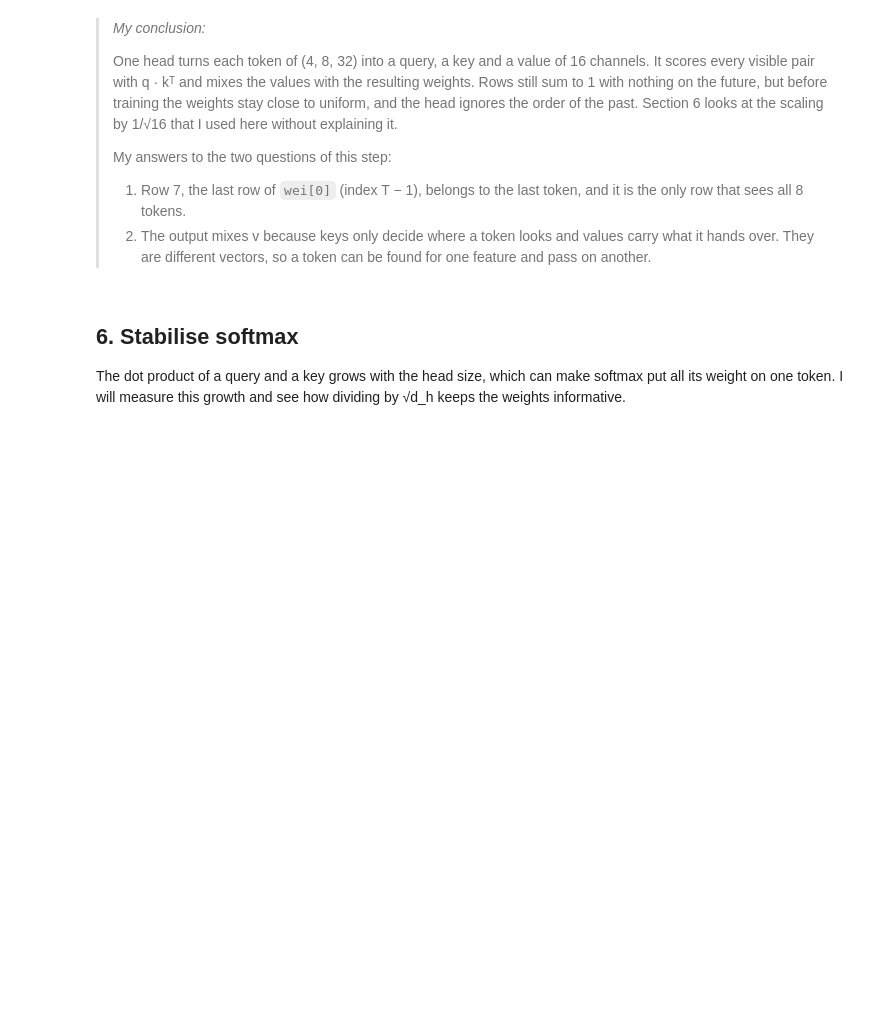
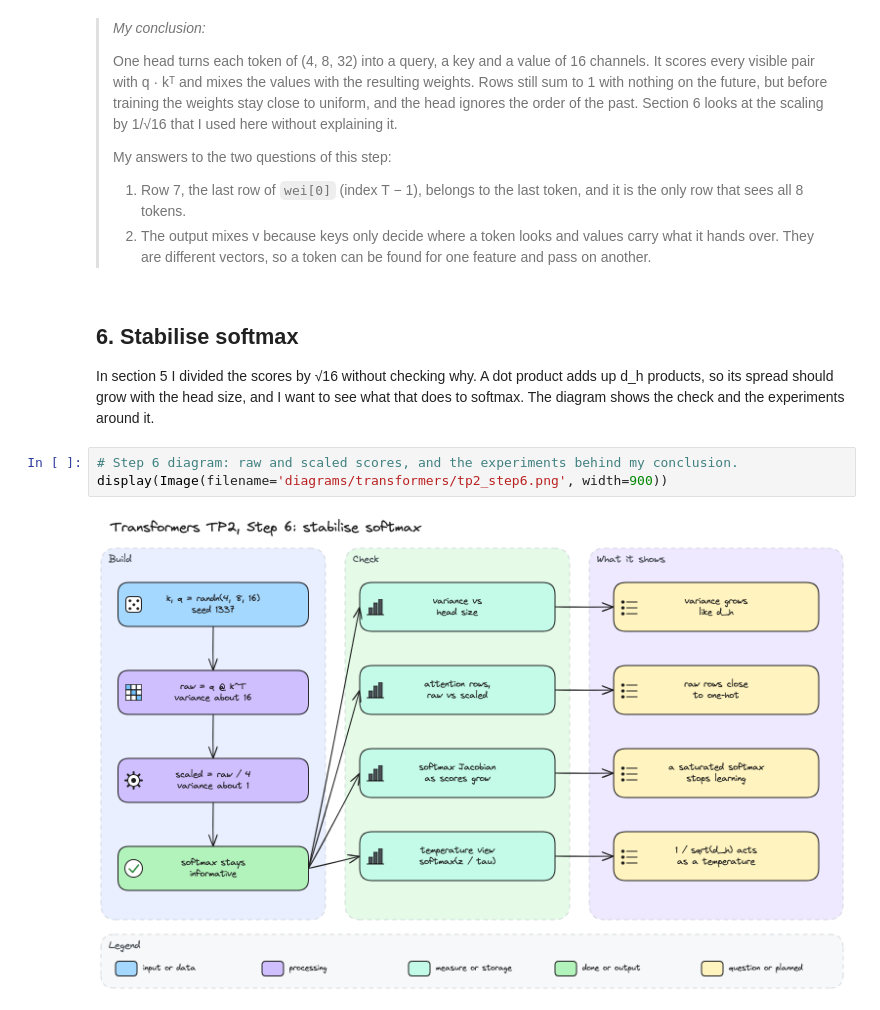
Before and after one commit to mcrayssac/ING3_IAA_GB_NLP, a Jupyter notebook: TP2_transformers.ipynb, the cells around one changed output. Cells and saved outputs as stored; diff of their text form; blank space fills up the shorter version.

Commit message:
TP2 transformers step 6 and summary

```diff
--- a/TP2_transformers.ipynb
+++ b/TP2_transformers.ipynb
@@ -740,4 +740,9 @@ After shuffling the 7 past tokens, the last token gets exactly the same output.
 # %% [markdown]
 ## 6. Stabilise softmax
 
-The dot product of a query and a key grows with the head size, which can make softmax put all its weight on one token. I will measure this growth and see how dividing by √d_h keeps the weights informative.
+In section 5 I divided the scores by √16 without checking why. A dot product adds up d_h products, so its spread should grow with the head size, and I want to see what that does to softmax. The diagram shows the check and the experiments around it.
+# %%
+# Step 6 diagram: raw and scaled scores, and the experiments behind my conclusion.
+display(Image(filename='diagrams/transformers/tp2_step6.png', width=900))
+# %% [output]
+[figure, added]
```
Also changed, not shown: parts of 27 cells of this notebook, 6 other files.
